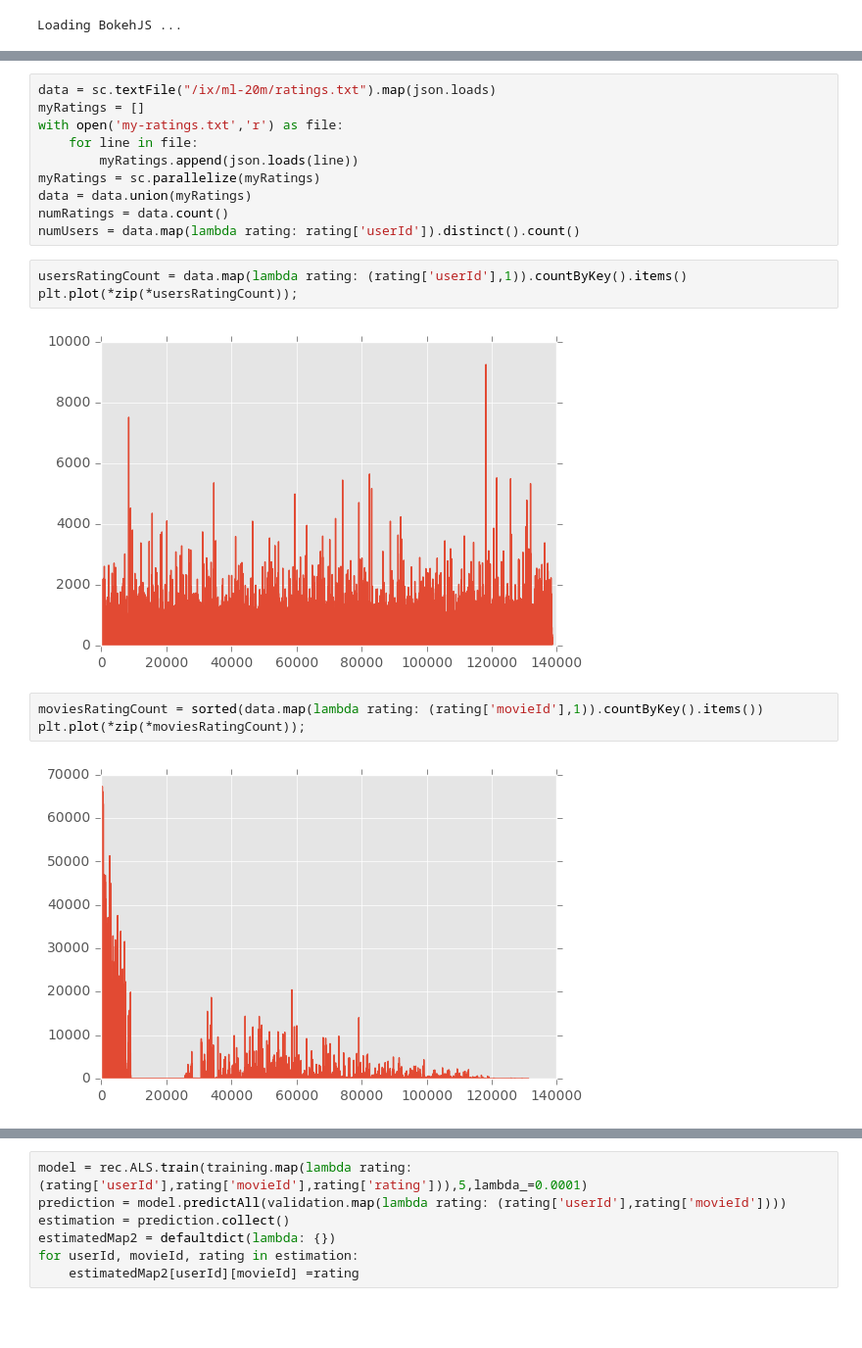
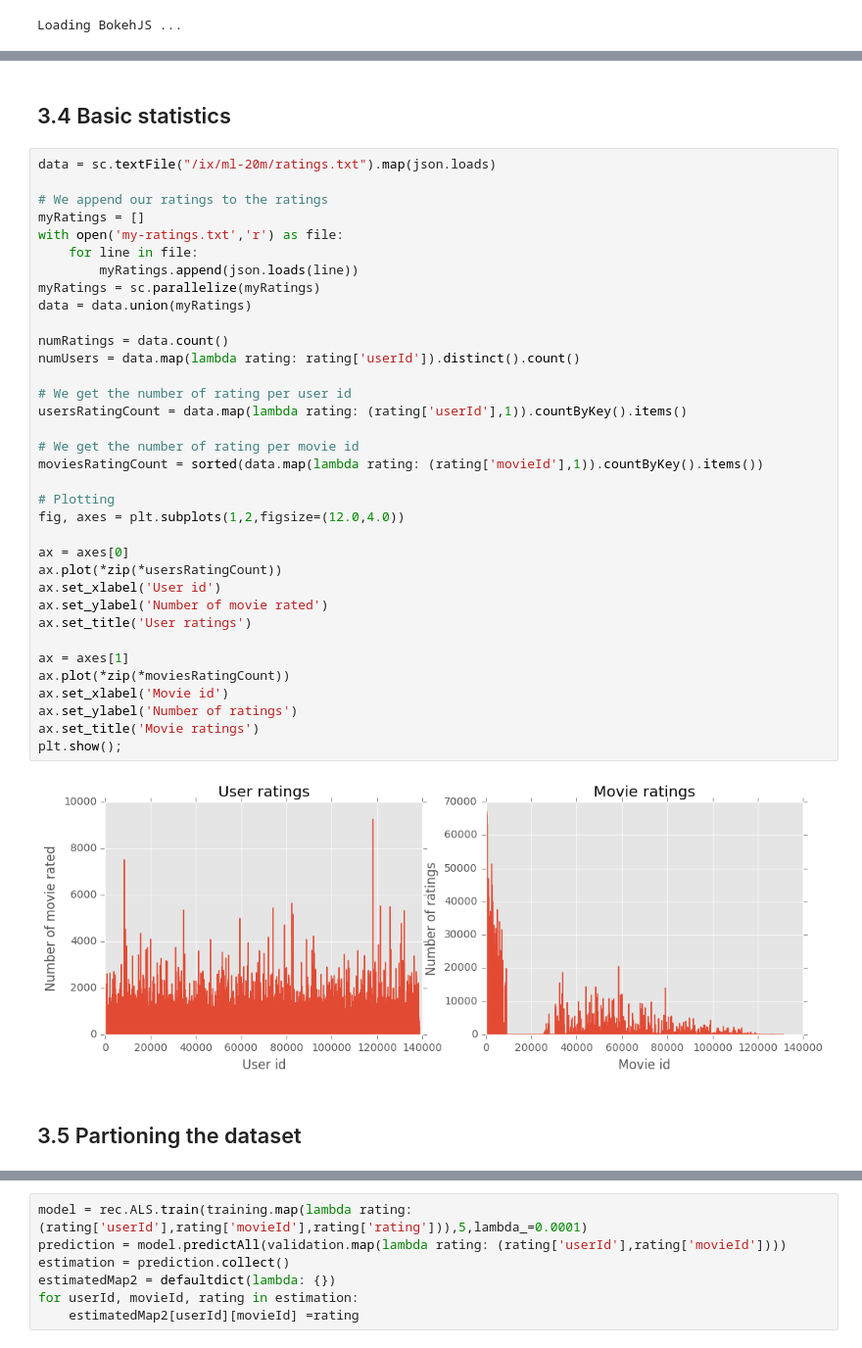
Before and after one commit to raphaelBarman/internetAnalytics, a Jupyter notebook: ix-lab3/lab3-recsys.ipynb, the cells around one changed output, grey strips where cells are left out. Shown: that part at 98% size. Drawn from its saved outputs; the diff is of its cells as text; blank space fills up the shorter version.

```diff
--- a/ix-lab3/lab3-recsys.ipynb
+++ b/ix-lab3/lab3-recsys.ipynb
@@ -31,21 +24,42 @@ What does the data look like?
+# %% [markdown]
+## 3.4 Basic statistics
 # %%
 data = sc.textFile("/ix/ml-20m/ratings.txt").map(json.loads)
+
+# We append our ratings to the ratings
 myRatings = []
 with open('my-ratings.txt','r') as file:
     for line in file:
         myRatings.append(json.loads(line))
 myRatings = sc.parallelize(myRatings)
 data = data.union(myRatings)
+
 numRatings = data.count()
 numUsers = data.map(lambda rating: rating['userId']).distinct().count()
+
+# We get the number of rating per user id
+usersRatingCount = data.map(lambda rating: (rating['userId'],1)).countByKey().items()
+
+# We get the number of rating per movie id
+moviesRatingCount = sorted(data.map(lambda rating: (rating['movieId'],1)).countByKey().items())
+
+# Plotting
+fig, axes = plt.subplots(1,2,figsize=(12.0,4.0))
+
+ax = axes[0]
+ax.plot(*zip(*usersRatingCount))
+ax.set_xlabel('User id')
+ax.set_ylabel('Number of movie rated')
+ax.set_title('User ratings')
+
+ax = axes[1]
+ax.plot(*zip(*moviesRatingCount))
+ax.set_xlabel('Movie id')
+ax.set_ylabel('Number of ratings')
+ax.set_title('Movie ratings')
+plt.show();
+# %% [output]
+[figure, added]
-# %%
-usersRatingCount = data.map(lambda rating: (rating['userId'],1)).countByKey().items()
-plt.plot(*zip(*usersRatingCount));
-# %% [output]
-[figure, removed]
-# %%
-moviesRatingCount = sorted(data.map(lambda rating: (rating['movieId'],1)).countByKey().items())
-plt.plot(*zip(*moviesRatingCount));
-# %% [output]
-[figure, removed]
+# %% [markdown]
+## 3.5 Partioning the dataset
 # %%
```
Also changed, not shown: parts of 34 cells of this notebook.
